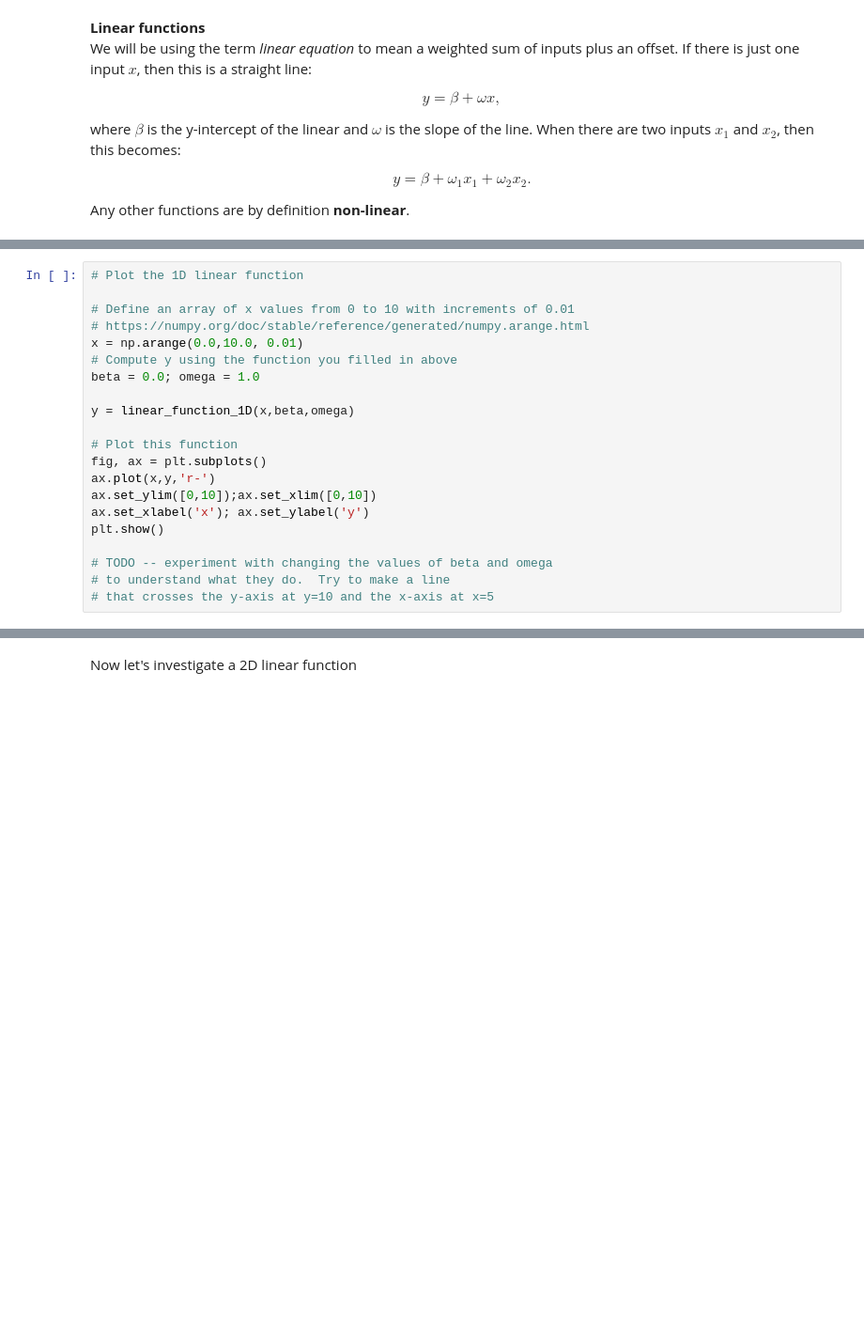
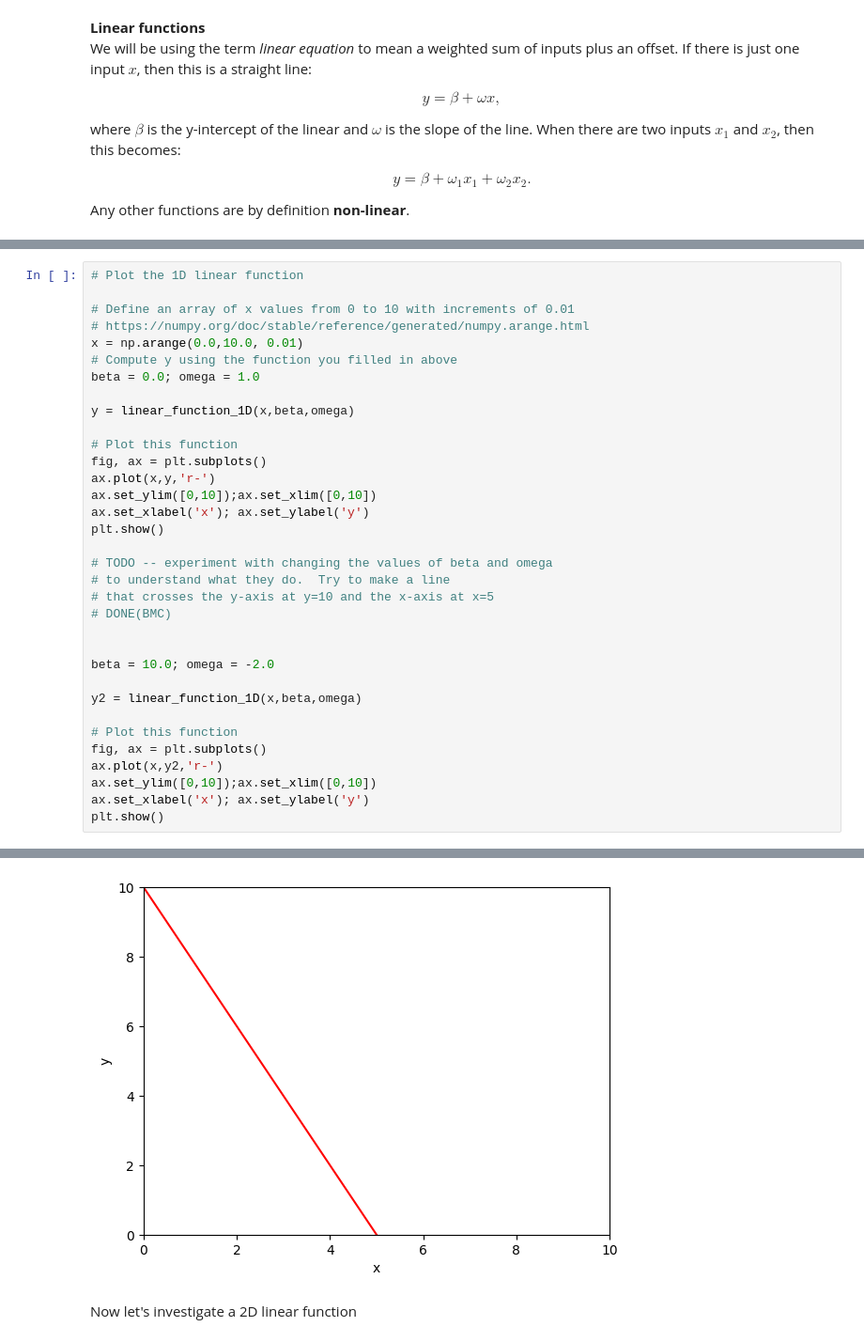
Before and after one commit to meisben/udlbook, a Jupyter notebook: Notebooks/Chap01/1_1_BackgroundMathematics.ipynb, the cells around one changed output, grey strips where cells are left out. Shown at 94% size. Drawn from its saved outputs; the diff is of its cells as text; blank space fills up the shorter version.

```diff
--- a/Notebooks/Chap01/1_1_BackgroundMathematics.ipynb
+++ b/Notebooks/Chap01/1_1_BackgroundMathematics.ipynb
@@ -32,26 +32,40 @@ def linear_function_1D(x,beta,omega):
 # %%
 # Plot the 1D linear function
 
 # Define an array of x values from 0 to 10 with increments of 0.01
 # https://numpy.org/doc/stable/reference/generated/numpy.arange.html
 x = np.arange(0.0,10.0, 0.01)
 # Compute y using the function you filled in above
 beta = 0.0; omega = 1.0
 
 y = linear_function_1D(x,beta,omega)
 
 # Plot this function
 fig, ax = plt.subplots()
 ax.plot(x,y,'r-')
 ax.set_ylim([0,10]);ax.set_xlim([0,10])
 ax.set_xlabel('x'); ax.set_ylabel('y')
 plt.show()
 
 # TODO -- experiment with changing the values of beta and omega
 # to understand what they do.  Try to make a line
 # that crosses the y-axis at y=10 and the x-axis at x=5
+# DONE(BMC)
+
+
+beta = 10.0; omega = -2.0
+
+y2 = linear_function_1D(x,beta,omega)
+
+# Plot this function
+fig, ax = plt.subplots()
+ax.plot(x,y2,'r-')
+ax.set_ylim([0,10]);ax.set_xlim([0,10])
+ax.set_xlabel('x'); ax.set_ylabel('y')
+plt.show()
 # %% [output]
 [figure]
+[figure, added]
 # %% [markdown]
 Now let's investigate a 2D linear function
 # %%
```
Also changed, not shown: parts of 6 cells of this notebook.
